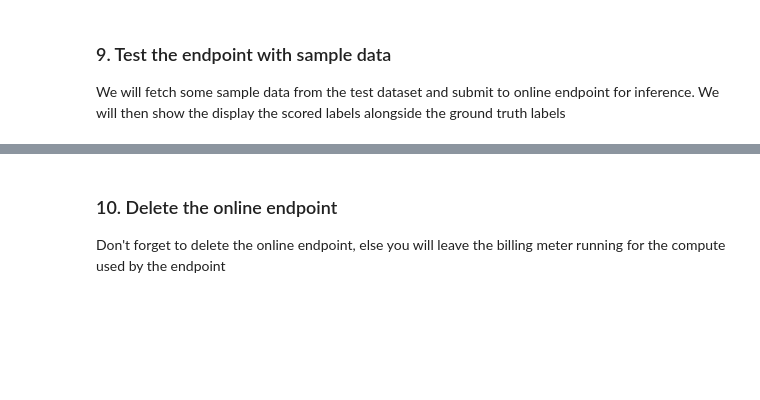
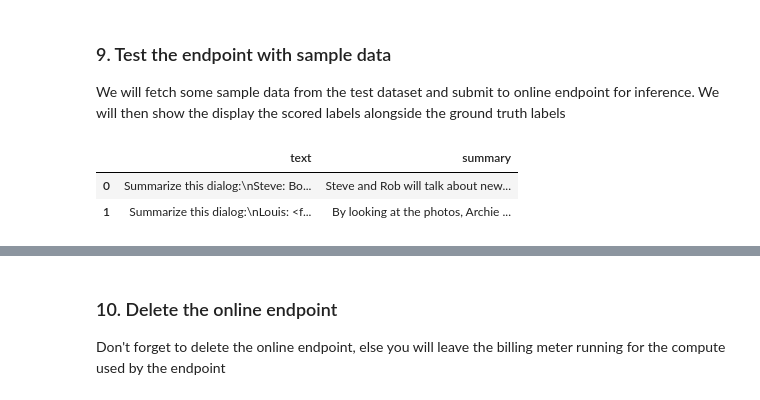
Before and after one commit to HeZhang33/LLM-Fine-Tuning-Azure, a Jupyter notebook: labs/fine_tuning_notebooks/llama2_fine_tuning/llama_2_7b_fine_tuning.ipynb, the cells around one changed output, grey strips where cells are left out. Saved outputs shown, nothing was run; the diff lists cells and outputs as text; code cells hidden in the pictures; blank space fills up the shorter version.

```diff
--- a/labs/fine_tuning_notebooks/llama2_fine_tuning/llama_2_7b_fine_tuning.ipynb
+++ b/labs/fine_tuning_notebooks/llama2_fine_tuning/llama_2_7b_fine_tuning.ipynb
@@ -653,13 +666,17 @@ We will fetch some sample data from the test dataset and submit to online endpoi
 # %%
 # read ./samsum-dataset/small_test.jsonl into a pandas dataframe
 test_df = pd.read_json("./samsum-dataset/small_test.jsonl", lines=True)
-# take 5 random samples
+# take 2 random samples
 test_df = test_df.sample(n=2)
 # rebuild index
 test_df.reset_index(drop=True, inplace=True)
 # rename the label_string column to ground_truth_label
-test_df = test_df.rename(columns={"label_string": "ground_truth_label"})
+#test_df = test_df.rename(columns={"label_string": "ground_truth_label"})
 test_df.head(2)
+# %% [output]
+|  | text | summary |
+| 0 | Summarize this dialog:\nSteve: Bo... | Steve and Rob will talk about new... |
+| 1 | Summarize this dialog:\nLouis: <f... | By looking at the photos, Archie ... |
 # %%
 # create a json object with the key as "input_data" and value as a list of values from the text column of the test dataframe
 test_json = {"input_data": {"text": list(test_df["text"])}}
```
Also changed, not shown: parts of 9 cells of this notebook, 1 other file.
